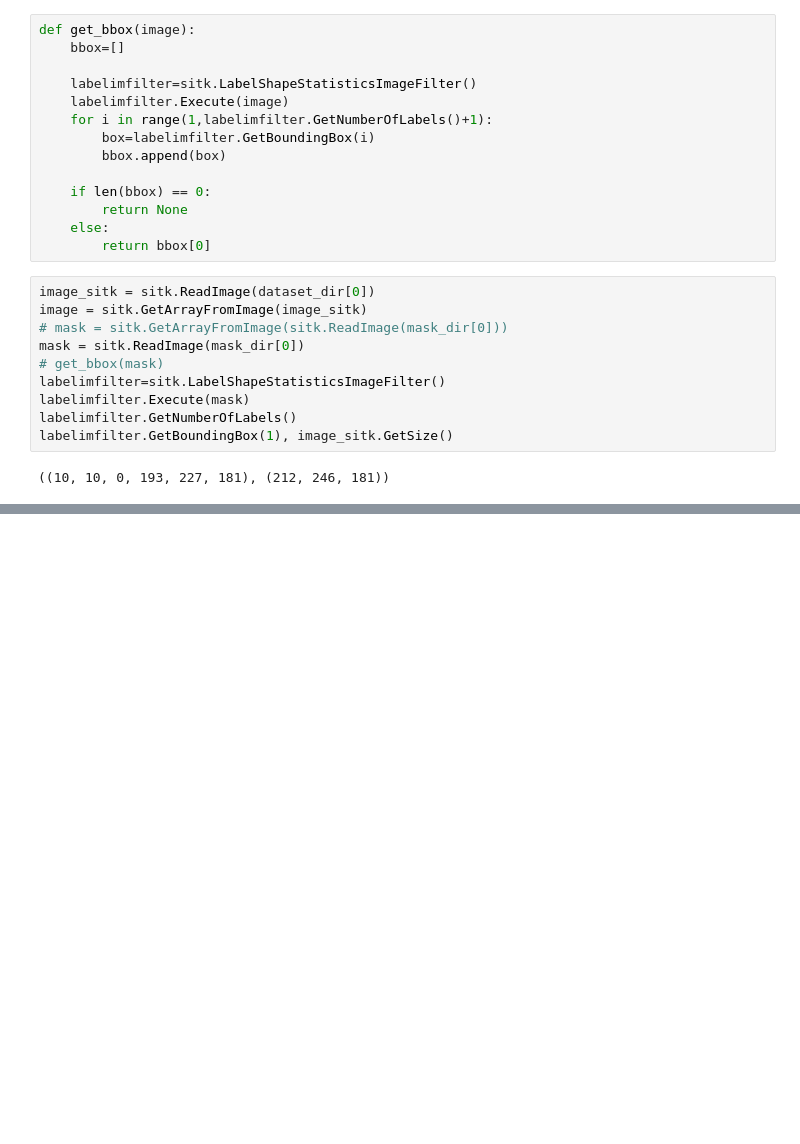
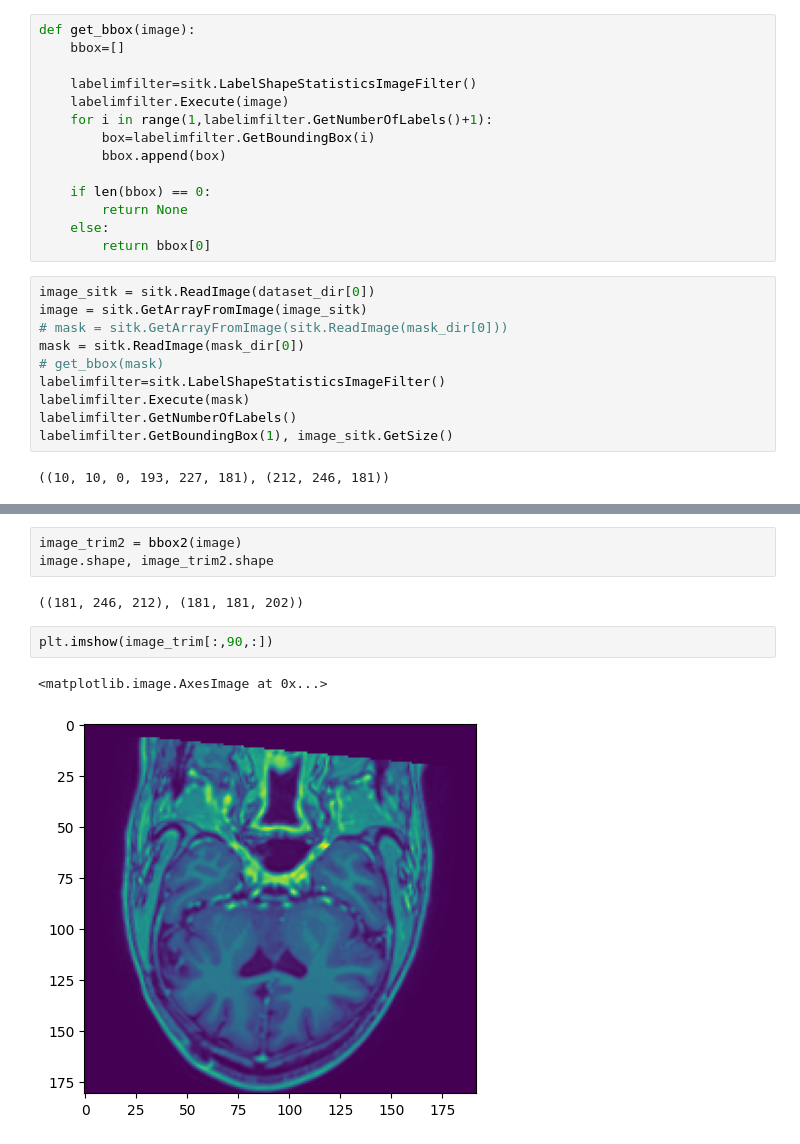
Before and after one commit to taenayat/mri_to_ct, a Jupyter notebook: preprocess.ipynb, the cells around one changed output, grey strips where cells are left out. Cells and saved outputs as stored; diff of their text form; blank space fills up the shorter version.

Commit message:
done with the bbox

```diff
--- a/preprocess.ipynb
+++ b/preprocess.ipynb
@@ -43,0 +86,10 @@ NameError: name 'mask' is not defined
+# %%
+image_trim2 = bbox2(image)
+image.shape, image_trim2.shape
+# %% [output]
+((181, 246, 212), (181, 181, 202))
+# %%
+plt.imshow(image_trim[:,90,:])
+# %% [output]
+<matplotlib.image.AxesImage at 0x...>
+[figure, added]
```
Also changed, not shown: parts of 7 cells of this notebook.
